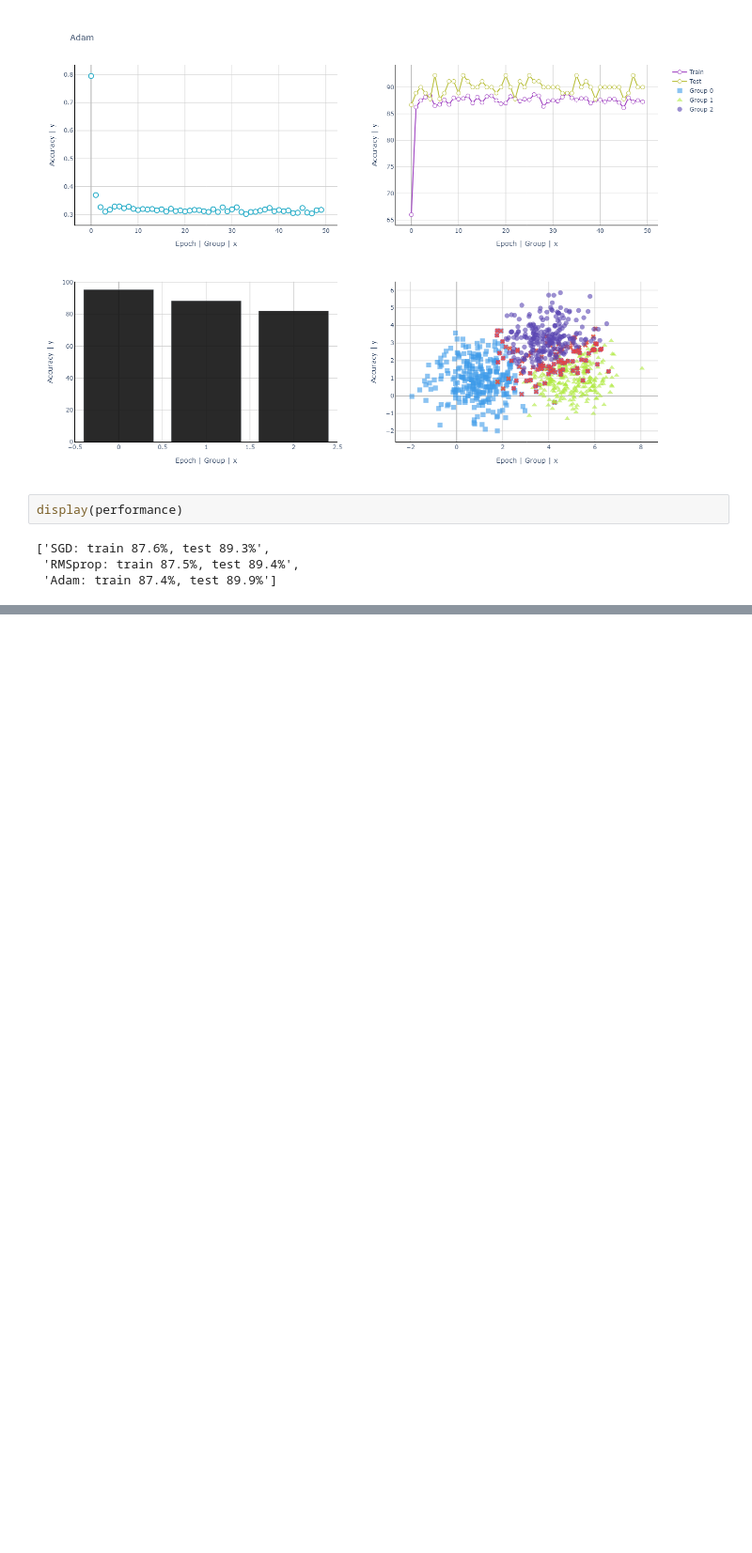
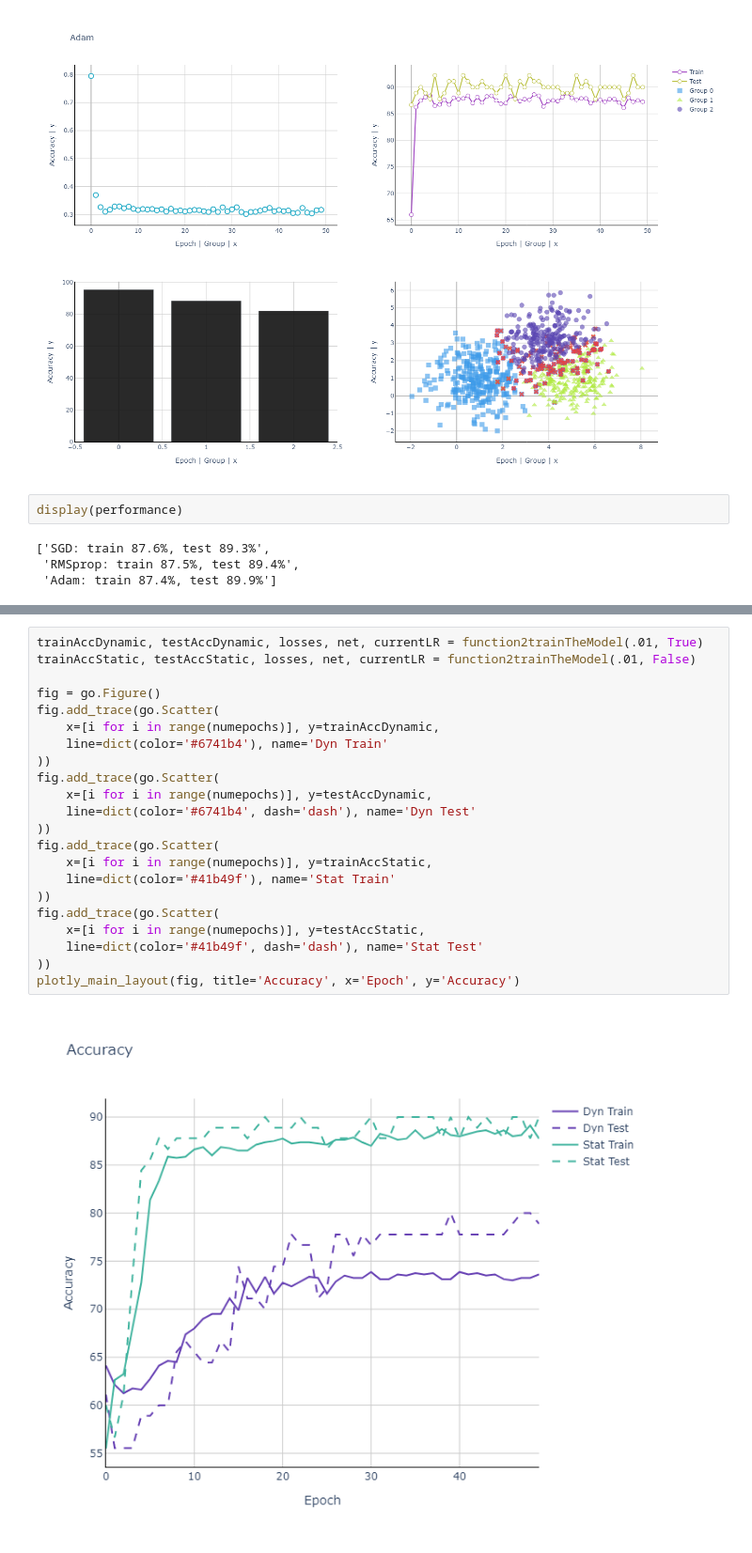
Before and after one commit to Gusmeira/PyTorch-Courses, a Jupyter notebook: F_metaparameters.ipynb, the cells around one changed output, grey strips where cells are left out. Shown at 94% size. Saved outputs shown, nothing was run; the diff lists cells and outputs as text; blank space fills up the shorter version.

```diff
--- a/F_metaparameters.ipynb
+++ b/F_metaparameters.ipynb
@@ -1004,0 +1099,24 @@ ___
+# %%
+trainAccDynamic, testAccDynamic, losses, net, currentLR = function2trainTheModel(.01, True)
+trainAccStatic, testAccStatic, losses, net, currentLR = function2trainTheModel(.01, False)
+
+fig = go.Figure()
+fig.add_trace(go.Scatter(
+    x=[i for i in range(numepochs)], y=trainAccDynamic,
+    line=dict(color='#6741b4'), name='Dyn Train'
+))
+fig.add_trace(go.Scatter(
+    x=[i for i in range(numepochs)], y=testAccDynamic,
+    line=dict(color='#6741b4', dash='dash'), name='Dyn Test'
+))
+fig.add_trace(go.Scatter(
+    x=[i for i in range(numepochs)], y=trainAccStatic,
+    line=dict(color='#41b49f'), name='Stat Train'
+))
+fig.add_trace(go.Scatter(
+    x=[i for i in range(numepochs)], y=testAccStatic,
+    line=dict(color='#41b49f', dash='dash'), name='Stat Test'
+))
+plotly_main_layout(fig, title='Accuracy', x='Epoch', y='Accuracy')
+# %% [output]
+[figure, added]
```
Also changed, not shown: parts of 8 cells of this notebook.
